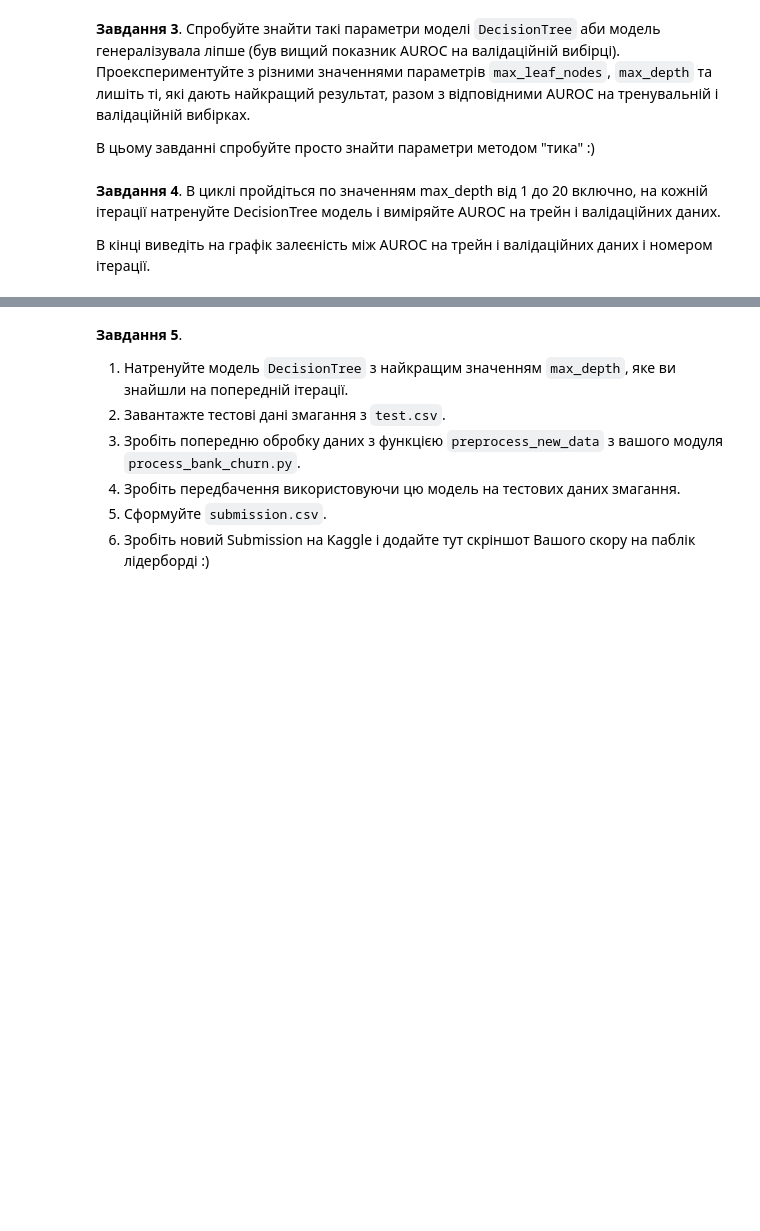
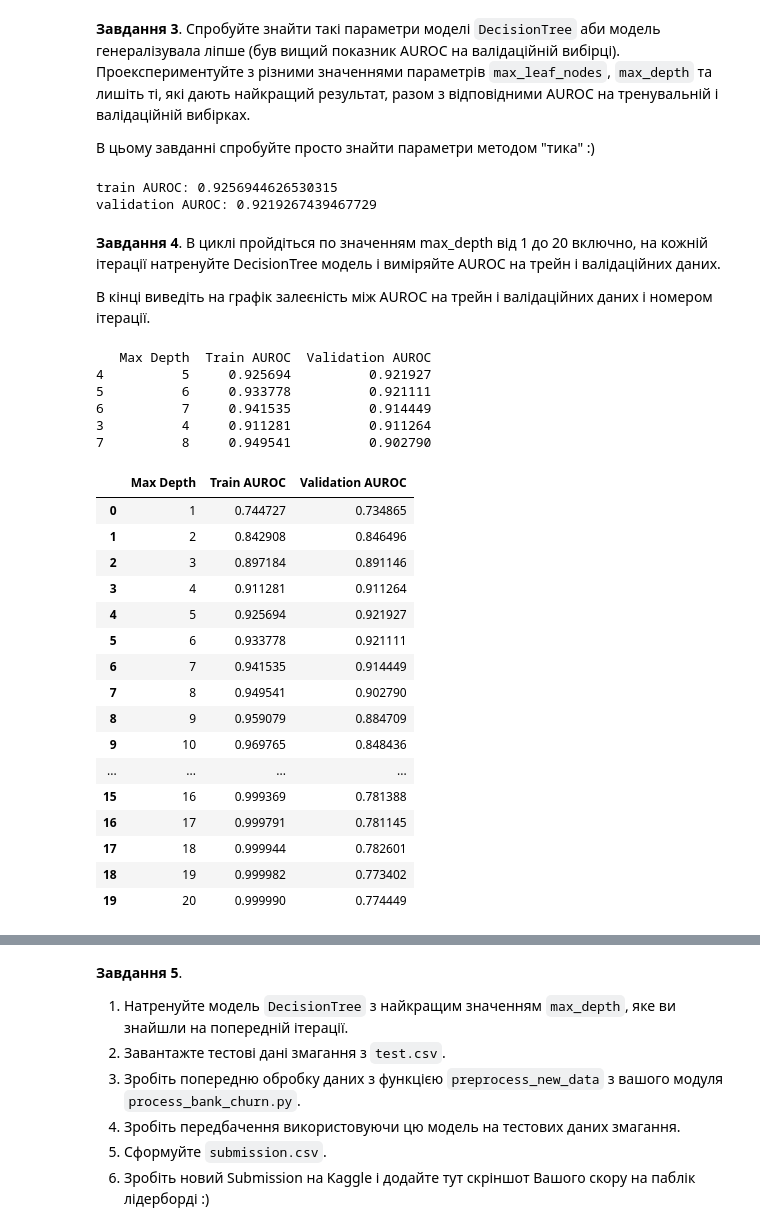
Before and after one commit to ochernia/ml_for_people_tasks, a Jupyter notebook: Module_2/Module_2_3/HW_2_3_Дерева_прийняття_рішень.ipynb, the cells around one changed output, grey strips where cells are left out. Drawn from its saved outputs; the diff is of its cells as text; code cells hidden in the pictures; blank space fills up the shorter version.

```diff
--- a/Module_2/Module_2_3/HW_2_3_Дерева_прийняття_рішень.ipynb
+++ b/Module_2/Module_2_3/HW_2_3_Дерева_прийняття_рішень.ipynb
@@ -45,7 +118,72 @@
 **Завдання 3**. Спробуйте знайти такі параметри моделі `DecisionTree` аби модель генералізувала ліпше (був вищий показник AUROC на валідаційній вибірці). Проекспериментуйте з різними значеннями параметрів `max_leaf_nodes`, `max_depth` та лишіть ті, які дають найкращий результат, разом з відповідними AUROC на тренувальній і валідаційній вибірках.
 
 В цьому завданні спробуйте просто знайти параметри методом "тика" :)
+# %%
+md = 5
+max_leaf = 200
+
+model = DecisionTreeClassifier(max_depth=md, max_leaf_nodes=max_leaf, random_state=42)
+model.fit(X_train, train_targets)
+
+train_probs = model.predict_proba(X_train)[:, 1]
+val_probs = model.predict_proba(X_val)[:, 1]
+
+train_auc = roc_auc_score(train_targets, train_probs)
+val_auc = roc_auc_score(val_targets, val_probs)
+
+print(f'train AUROC: {train_auc}')
+print(f'validation AUROC: {val_auc}')
+# %% [output]
+train AUROC: 0.9256944626530315
+validation AUROC: 0.9219267439467729
 # %% [markdown]
 **Завдання 4**. В циклі пройдіться по значенням max_depth від 1 до 20 включно, на кожній ітерації натренуйте DecisionTree модель і виміряйте AUROC на трейн і валідаційних даних.
 
 В кінці виведіть на графік залеєність між AUROC на трейн і валідаційних даних і номером ітерації.
+# %%
+def evaluate_tree_params(md):
+    model = DecisionTreeClassifier(max_depth=md, random_state=42)
+    model.fit(X_train, train_targets)
+
+    train_probs = model.predict_proba(X_train)[:, 1]
+    val_probs = model.predict_proba(X_val)[:, 1]
+
+    train_auc = roc_auc_score(train_targets, train_probs)
+    val_auc = roc_auc_score(val_targets, val_probs)
+
+    return {'Max Depth': md, 'Train AUROC': train_auc, 'Validation AUROC': val_auc}
+
+tree_results = pd.DataFrame([
+    evaluate_tree_params(md)
+    for md in range(1, 21)
+])
+
+best_results = tree_results.sort_values(by='Validation AUROC', ascending=False).head()
+print(best_results)
+# %% [output]
+   Max Depth  Train AUROC  Validation AUROC
+4          5     0.925694          0.921927
+5          6     0.933778          0.921111
+6          7     0.941535          0.914449
+3          4     0.911281          0.911264
+7          8     0.949541          0.902790
+# %%
+tree_results.style.background_gradient(subset='Validation AUROC', cmap='Blues')
+# %% [output]
+|  | Max Depth | Train AUROC | Validation AUROC |
+| 0 | 1 | 0.744727 | 0.734865 |
+| 1 | 2 | 0.842908 | 0.846496 |
+| 2 | 3 | 0.897184 | 0.891146 |
+| 3 | 4 | 0.911281 | 0.911264 |
+| 4 | 5 | 0.925694 | 0.921927 |
+| 5 | 6 | 0.933778 | 0.921111 |
+| 6 | 7 | 0.941535 | 0.914449 |
+| 7 | 8 | 0.949541 | 0.902790 |
+| 8 | 9 | 0.959079 | 0.884709 |
+| 9 | 10 | 0.969765 | 0.848436 |
+| ... | ... | ... | ... |
+| 15 | 16 | 0.999369 | 0.781388 |
+| 16 | 17 | 0.999791 | 0.781145 |
+| 17 | 18 | 0.999944 | 0.782601 |
+| 18 | 19 | 0.999982 | 0.773402 |
+| 19 | 20 | 0.999990 | 0.774449 |
```
Also changed, not shown: parts of 15 cells of this notebook, 4 other files.
